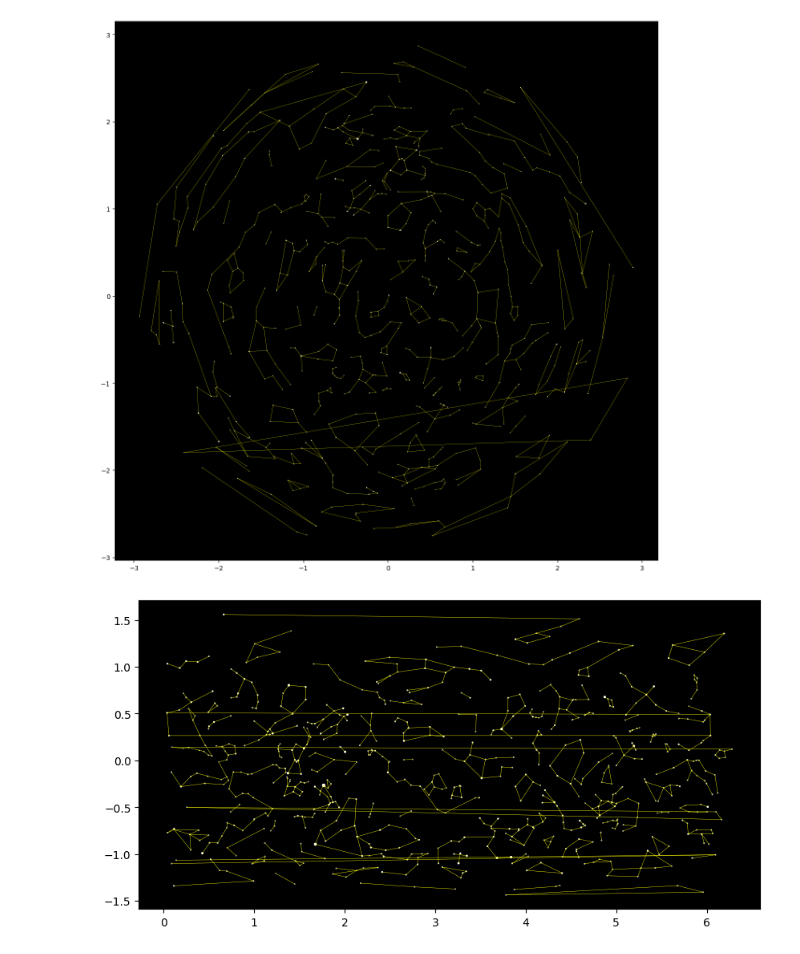
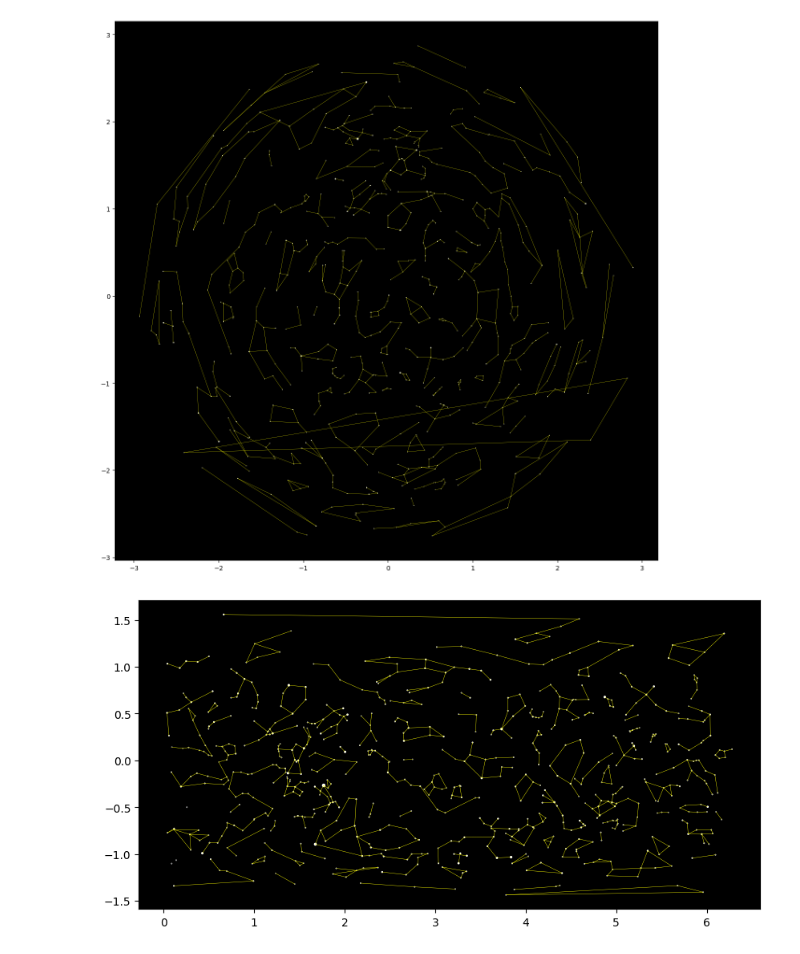
Before and after one commit to fusawa-yugo/Star-Plot, a Jupyter notebook: star_plot/star_plot.ipynb, the cells around one changed output. Saved outputs shown, nothing was run; the diff lists cells and outputs as text; code cells hidden in the pictures.

```diff
--- a/star_plot/star_plot.ipynb
+++ b/star_plot/star_plot.ipynb
@@ -157,18 +148,21 @@ plt.show()
 # %%
 size=7*np.exp(-1*(lum+2)*np.log(2))
 
 r=1 #半径
+
 
 x=r*np.pi*longitude/180
 y=r*np.pi*(-1*latitude+90)/180
 fig, ax = plt.subplots(figsize=(10,5))
 
 ax.patch.set_facecolor('black')
 
 ax.scatter(x,y,s=size,color='white')
 for i in range(cnt):
     x1,x2,y1,y2=x[c_table[dot1[i]]],x[c_table[dot2[i]]],y[c_table[dot1[i]]],y[c_table[dot2[i]]]
+    if abs(x2-x1)>5:
+        continue
     plt.plot((x1,x2),(y1,y2),linewidth=0.3,color='yellow')
 plt.show()
 # %% [output]
-[figure, old version]
+[figure, new version]
```
Also changed, not shown: parts of 3 cells of this notebook.
